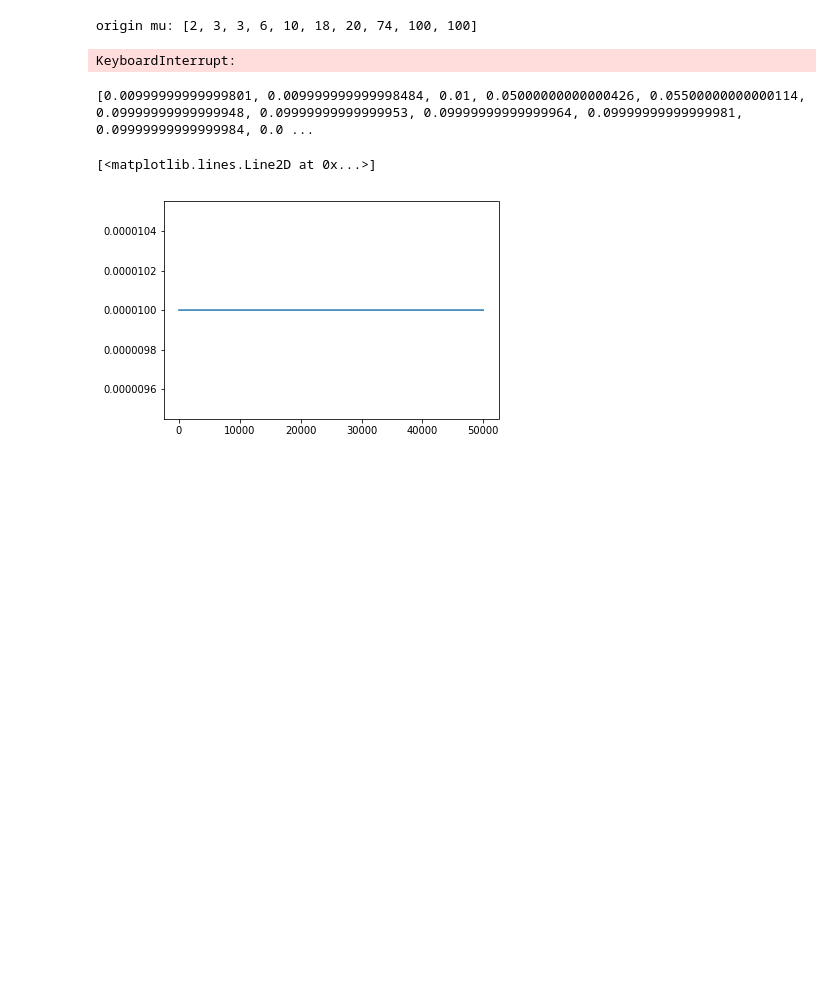
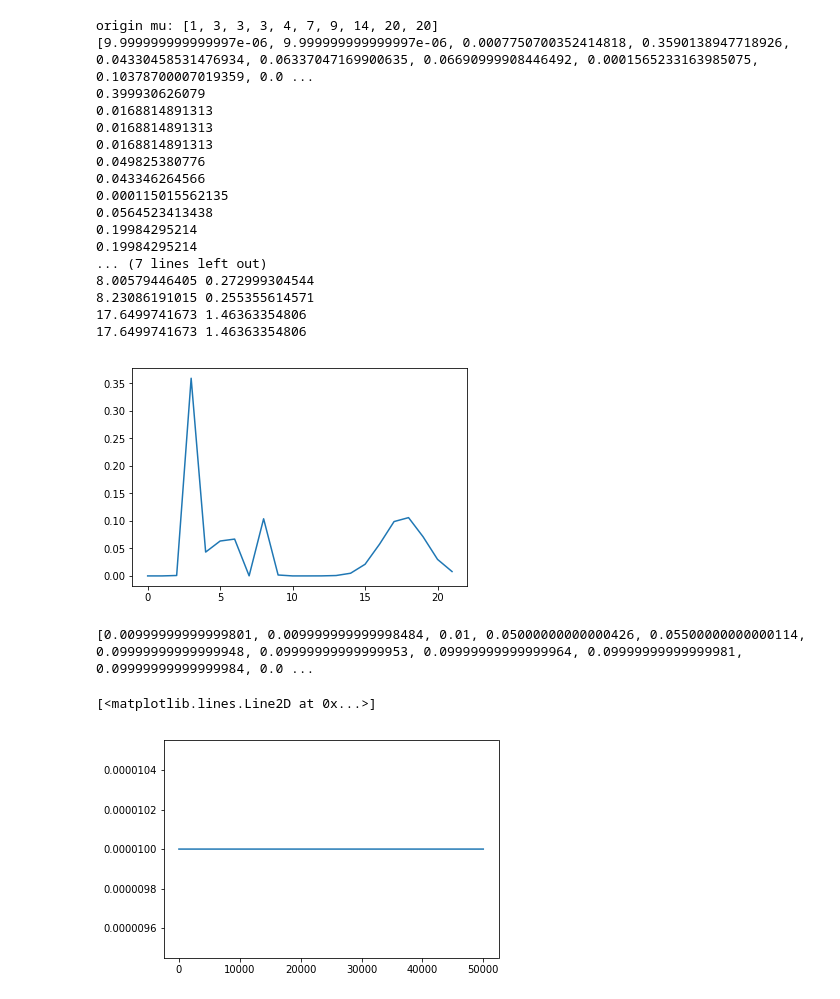
Before and after one commit to SunnyCat2013/Gaussian-Mixture-Model, a Jupyter notebook: sandbox.ipynb, the cells around one changed output. Cells and saved outputs as stored; diff of their text form; code cells hidden in the pictures; blank space fills up the shorter version.

```diff
--- a/sandbox.ipynb
+++ b/sandbox.ipynb
@@ -78,37 +78,60 @@ class GMM(object):
             self.gaussian = [gaussian.updateParameter(mu = mu) for gaussian, mu in zip(self.gaussian, new_mu)]
 
             # update sigma
             nex_sigma = []
             for i in range(self.K):
                 sum_gamma = 0
                 sum_gamma_square = 0
                 for j in range(len(self.data)):
                     sum_gamma += gamma[j][i]
                     sum_gamma_square = gamma[j][i] * ((self.data[j] - new_mu[i]) ** 2)
                 #print 'sigma', sum_gamma_square
                 nex_sigma.append(sqrt(1.0 * sum_gamma_square / sum_gamma))
             self.gaussian = [gaussian.updateParameter(sigma = sigma) for gaussian, sigma in zip(self.gaussian, nex_sigma)]
 
             # update gamma
             nex_alpha = []
             for i in range(self.K):
                 sum_comp_gamm = 0
                 for j in range(len(gamma)):
                     sum_comp_gamm += gamma[j][i]
 
                 nex_alpha.append(sum_comp_gamm)
             nex_N = sum(nex_alpha)
             self.alpha = [1.0 * a / nex_N for a in nex_alpha]
 
 
 
 dat = [1,2,3,3,3,3,3,3,4,5,6,8,9,10,13,16,20,20,20,20,20,22,100,100,100,100,100,100,100,100,100,100,100,100]
+dat = [1,2,3,3,3,3,3,3,4,5,6,8,9,10,13,16,20,20,20,20,20,22]
+#dat = data[5000:10000]
 a = GMM(dat)
-print [a.value(d) for d in dat]
-plt.plot([d for d in range(len(dat))], [a.value(d) for d in dat])
+print [a.value(d) for d in range(20)]
+plt.plot([d for d in range(len(dat))], [a.value(d) for d in range(len(dat))])
+for al in a.alpha:
+    print al
+print 'sum alpha', sum(a.alpha)
+for g in a.gaussian:
+    print g.mu, g.sigma
 # %% [output]
-origin mu: [2, 3, 3, 6, 10, 18, 20, 74, 100, 100]
+origin mu: [1, 3, 3, 3, 4, 7, 9, 14, 20, 20]
+[9.999999999999997e-06, 9.999999999999997e-06, 0.0007750700352414818, 0.3590138947718926, 0.04330458531476934, 0.06337047169900635, 0.06690999908446492, 0.0001565233163985075, 0.10378700007019359, 0.0 ...
+0.399930626079
+0.0168814891313
+0.0168814891313
+0.0168814891313
+0.049825380776
+0.043346264566
+0.000115015562135
+0.0564523413438
+0.19984295214
+0.19984295214
+... (7 lines left out)
+8.00579446405 0.272999304544
+8.23086191015 0.255355614571
+17.6499741673 1.46363354806
+17.6499741673 1.46363354806
-KeyboardInterrupt:
+[figure, added]
 # %%
 data = None
 with open('data', 'r') as inf:
```
Also changed, not shown: 1 other file.
